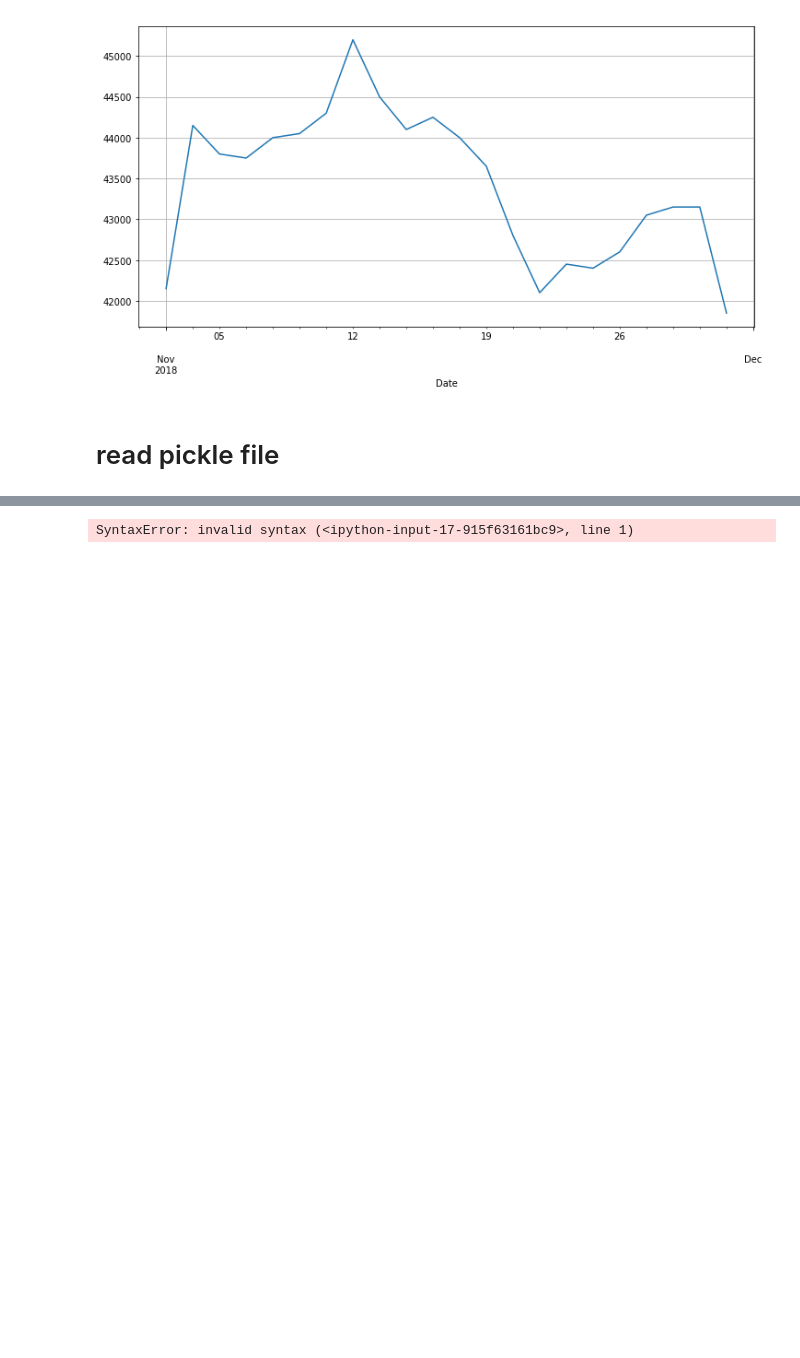
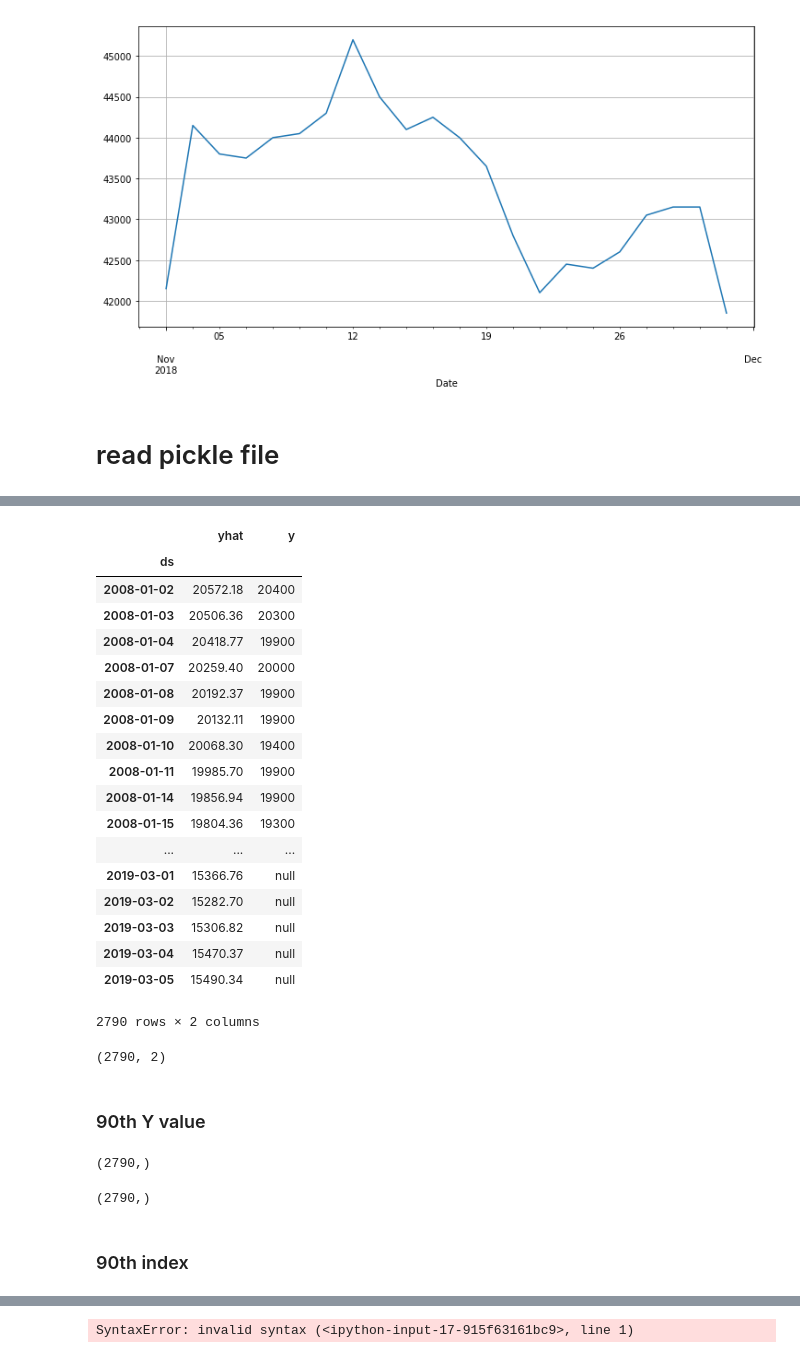
Before and after one commit to nomadlife/stockprice, a Jupyter notebook: test.ipynb, the cells around one changed output, grey strips where cells are left out. Saved outputs shown, nothing was run; the diff lists cells and outputs as text; code cells hidden in the pictures; blank space fills up the shorter version.

```diff
--- a/test.ipynb
+++ b/test.ipynb
@@ -57,0 +105,39 @@ dtype: object
+# %%
+test[:test.index[test.y == 'null'][90]]
+# %% [output]
+|  | yhat | y |
+| ds |  |  |
+| 2008-01-02 | 20572.18 | 20400 |
+| 2008-01-03 | 20506.36 | 20300 |
+| 2008-01-04 | 20418.77 | 19900 |
+| 2008-01-07 | 20259.40 | 20000 |
+| 2008-01-08 | 20192.37 | 19900 |
+| 2008-01-09 | 20132.11 | 19900 |
+| 2008-01-10 | 20068.30 | 19400 |
+| 2008-01-11 | 19985.70 | 19900 |
+| 2008-01-14 | 19856.94 | 19900 |
+| 2008-01-15 | 19804.36 | 19300 |
+| ... | ... | ... |
+| 2019-03-01 | 15366.76 | null |
+| 2019-03-02 | 15282.70 | null |
+| 2019-03-03 | 15306.82 | null |
+| 2019-03-04 | 15470.37 | null |
+| 2019-03-05 | 15490.34 | null |
+2790 rows × 2 columns
+# %%
+test[:test.index[test.y == 'null'][90]].shape
+# %% [output]
+(2790, 2)
+# %% [markdown]
+### 90th Y value
+# %%
+test.y[:test.index[test.y == 'null'][90]].shape
+# %% [output]
+(2790,)
+# %%
+target = test.index[test.y == 'null'][90]
+test.y[:target].shape
+# %% [output]
+(2790,)
+# %% [markdown]
+### 90th index
```
Also changed, not shown: parts of 8 cells of this notebook.
